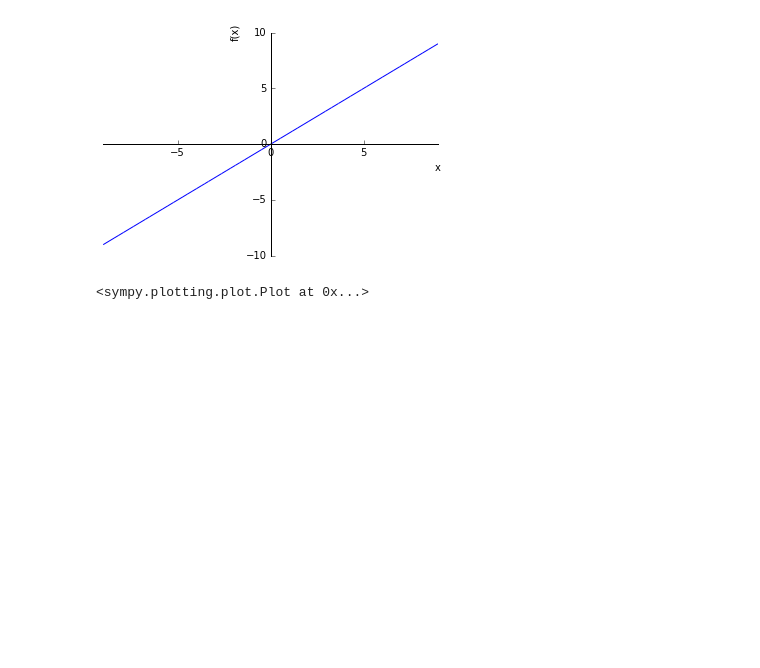
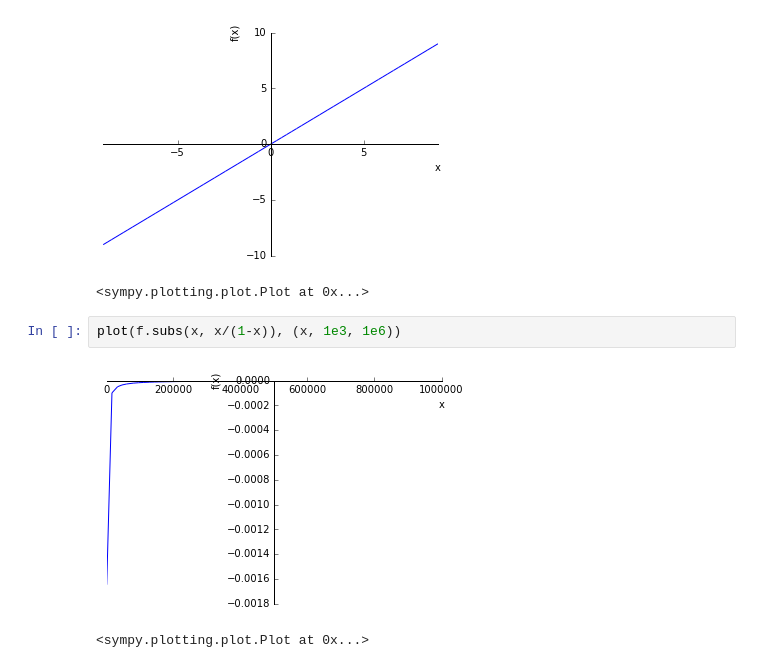
Before and after one commit to skaslev/zeta, a Jupyter notebook: digamma.ipynb, the cells around one changed output. Cells and saved outputs as stored; diff of their text form; blank space fills up the shorter version.

```diff
--- a/digamma.ipynb
+++ b/digamma.ipynb
@@ -205,3 +205,8 @@ plot(f-f.subs(x, x/(1-x)), (x, -9, 9))
 # %% [output]
 [figure]
 <sympy.plotting.plot.Plot at 0x...>
+# %%
+plot(f.subs(x, x/(1-x)), (x, 1e3, 1e6))
+# %% [output]
+[figure, added]
+<sympy.plotting.plot.Plot at 0x...>
```
Also changed, not shown: parts of 9 cells of this notebook.
